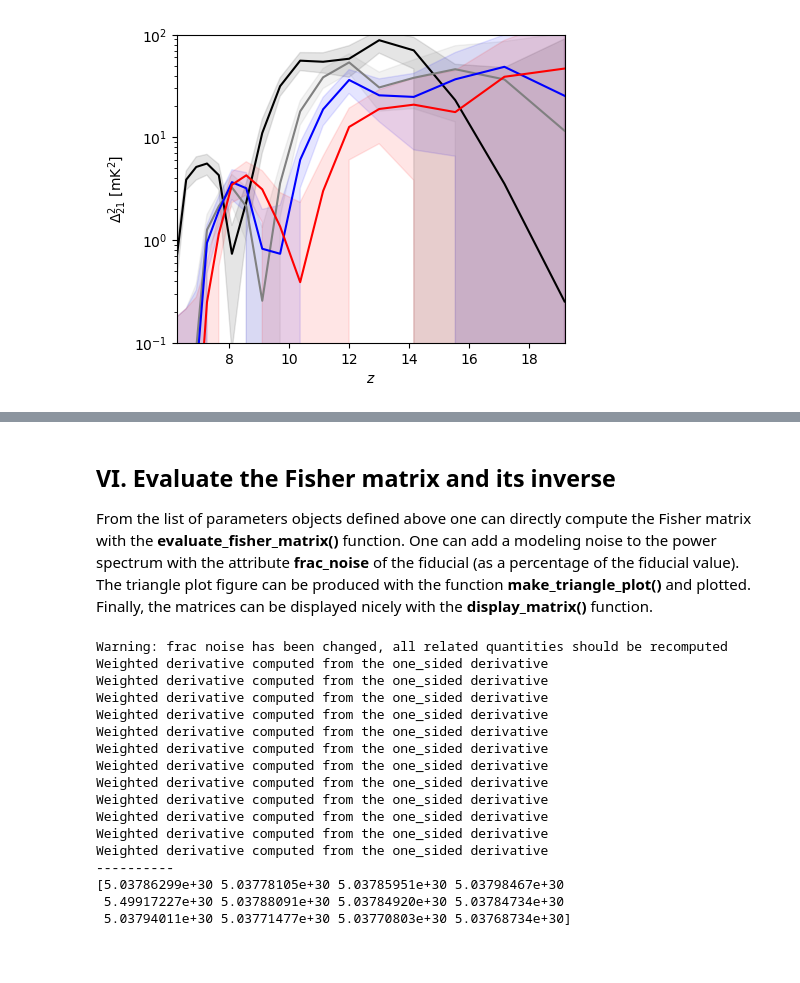
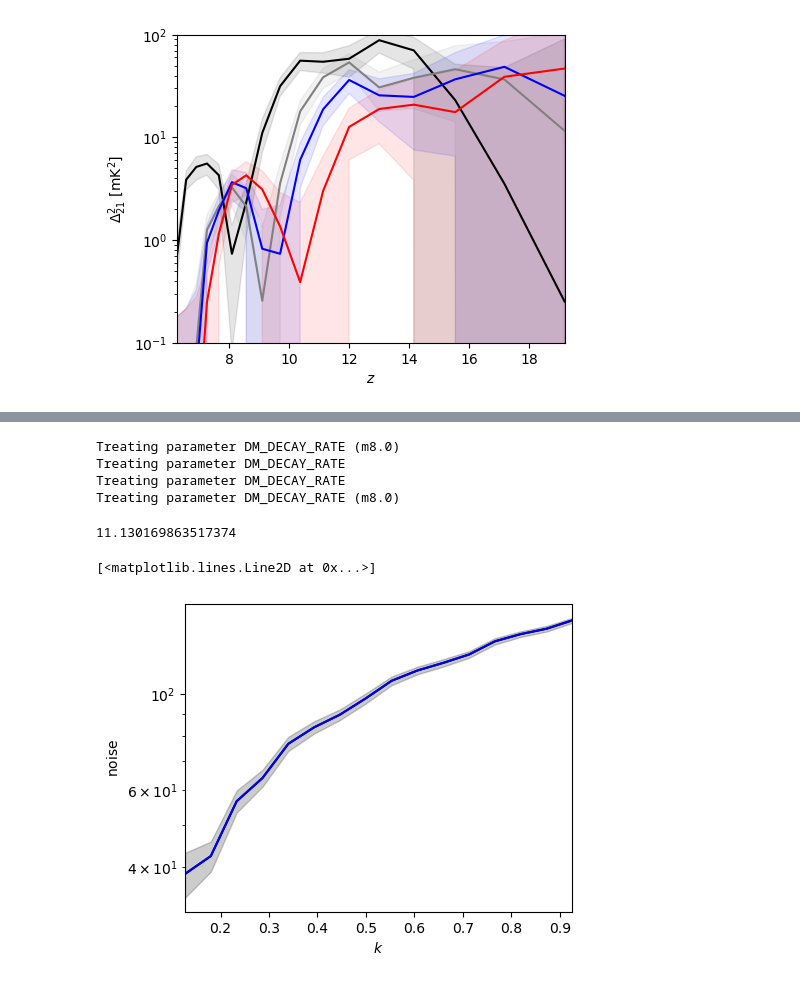
Before and after one commit to gaetanfacchinetti/21cmCAST, a Jupyter notebook: scripts/exec/test_minihalos.ipynb, the cells around one changed output, grey strips where cells are left out. Saved outputs shown, nothing was run; the diff lists cells and outputs as text; code cells hidden in the pictures; blank space fills up the shorter version.

Commit message:
adding new functions

```diff
--- a/scripts/exec/test_minihalos.ipynb
+++ b/scripts/exec/test_minihalos.ipynb
@@ -96,6 +75,0 @@ The experimental noise is derived using **21cmSense**. To that end one simply ha
-# %%
-%%capture
-## Remove the long 21cmSense output
-
-fiducial.observation = 'HERA'
-fiducial.plot_power_spectrum()
@@ -181,36 +76,29 @@ Weighted derivative computed from the one_sided derivative
-# %% [markdown]
-## VI. Evaluate the Fisher matrix and its inverse
-
-From the list of parameters objects defined above one can directly compute the Fisher matrix with the **evaluate\_fisher\_matrix()** function. One can add a modeling noise to the power spectrum with the attribute **frac\_noise** of the fiducial (as a percentage of the fiducial value). The triangle plot figure can be produced with the function **make\_triangle\_plot()** and plotted. Finally, the matrices can be displayed nicely with the **display\_matrix()** function.
-# %%
-fiducial.frac_noise = 0.2
-
-sigma_tau = np.zeros(len(extra_names))
-
-for iname, extra_name in enumerate(extra_names) :
-    fisher_matrix     = p21c.evaluate_fisher_matrix([*params, extra_params[iname]])
-    covariance_matrix = np.linalg.inv(fisher_matrix['matrix'])
-    fig = p21c.make_triangle_plot(covariance_matrix, fisher_matrix['name'], fiducial.astro_params)
-    fig.savefig(fiducial.dir_path + '/triangle_plot_' + extra_name + '.pdf')
-    sigma_tau[iname] = 1/(2.*np.sqrt(covariance_matrix[-1][-1]))
-
-print('----------')
-print(sigma_tau)
-# %% [output]
-Warning: frac noise has been changed, all related quantities should be recomputed
-Weighted derivative computed from the one_sided derivative
-Weighted derivative computed from the one_sided derivative
-Weighted derivative computed from the one_sided derivative
-Weighted derivative computed from the one_sided derivative
-Weighted derivative computed from the one_sided derivative
-Weighted derivative computed from the one_sided derivative
-Weighted derivative computed from the one_sided derivative
-Weighted derivative computed from the one_sided derivative
-Weighted derivative computed from the one_sided derivative
-Weighted derivative computed from the one_sided derivative
-Weighted derivative computed from the one_sided derivative
-Weighted derivative computed from the one_sided derivative
-----------
-[5.03786299e+30 5.03778105e+30 5.03785951e+30 5.03798467e+30
- 5.49917227e+30 5.03788091e+30 5.03784920e+30 5.03784734e+30
- 5.03794011e+30 5.03771477e+30 5.03770803e+30 5.03768734e+30]
+# %%
+params_decay = [None]*len(fiducials)
+extra_str = ['m8.0', '', '', 'm8.0']
+
+for ifidu, fiducial in enumerate(fiducials):
+    params_decay[ifidu] = p21c.Parameter(fiducial=fiducial, name='DM_DECAY_RATE', verbose = False, plot = False, load=True, extra_str = extra_str[ifidu])
+# %% [output]
+Treating parameter DM_DECAY_RATE (m8.0)
+Treating parameter DM_DECAY_RATE
+Treating parameter DM_DECAY_RATE
+Treating parameter DM_DECAY_RATE (m8.0)
+# %%
+im = 1
+iz = 10
+
+x_arr = fiducials[im].k_array
+model = fiducials[im].power_spectrum[iz]
+data  = params_decay[im]._runs[0].power_spectrum[iz]
+noise = fiducials[im].ps_poisson_noise[iz]
+
+print(fiducials[im].z_array[iz])
+
+fig, ax = p21c.plot_func(x_arr, model, xlabel=r'$k$',  ylabel=r'$\rm noise$', color='k', rax=True, ylog=True)
+ax.fill_between(x_arr, model+2*noise, model-2*noise, color='k', alpha=0.2)
+ax.plot(x_arr, (model - data) + 100*(model-data), color='b')
+# %% [output]
+11.130169863517374
+[<matplotlib.lines.Line2D at 0x...>]
+[figure, added]
```
Also changed, not shown: parts of 6 cells of this notebook, 6 other files.
